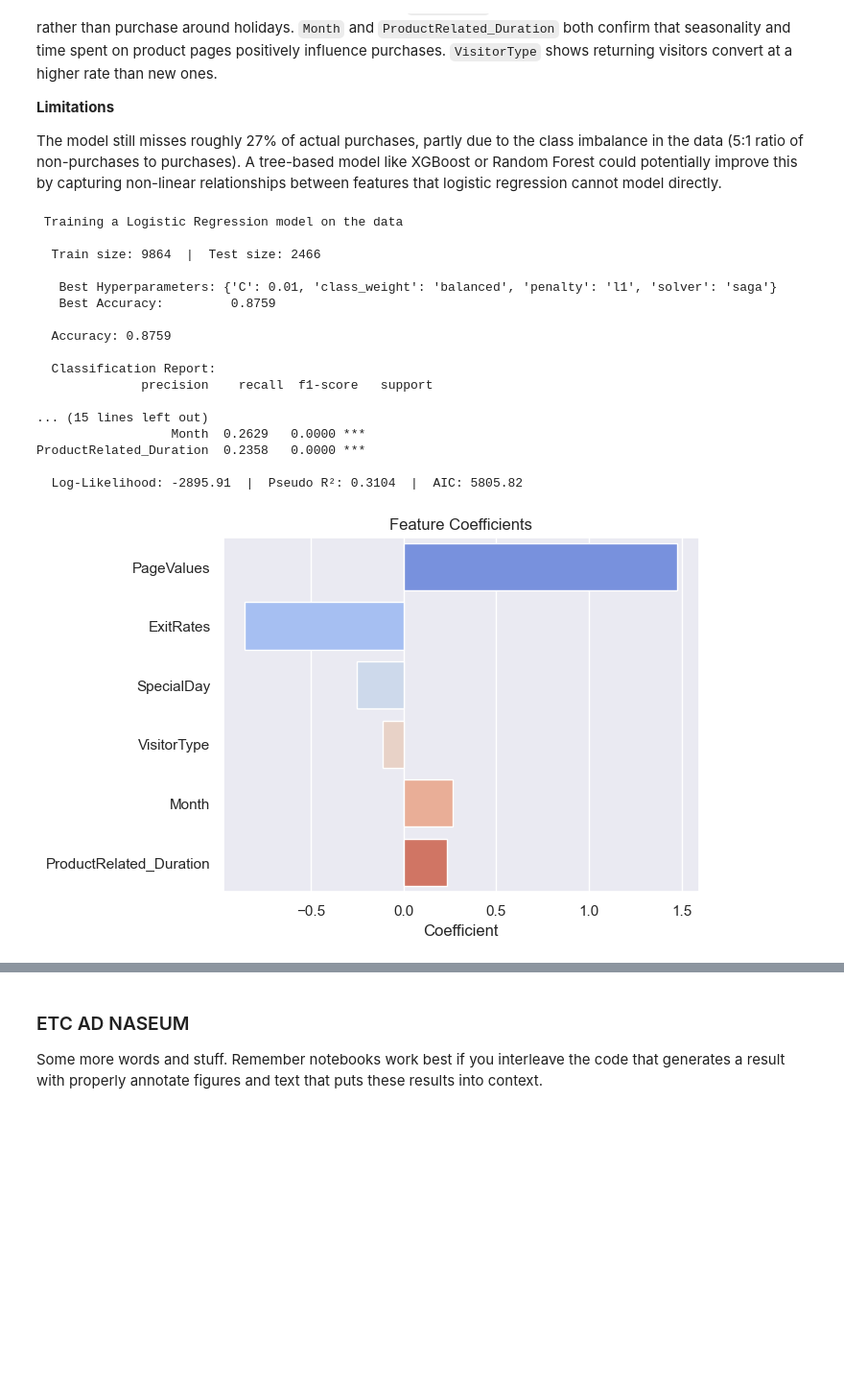
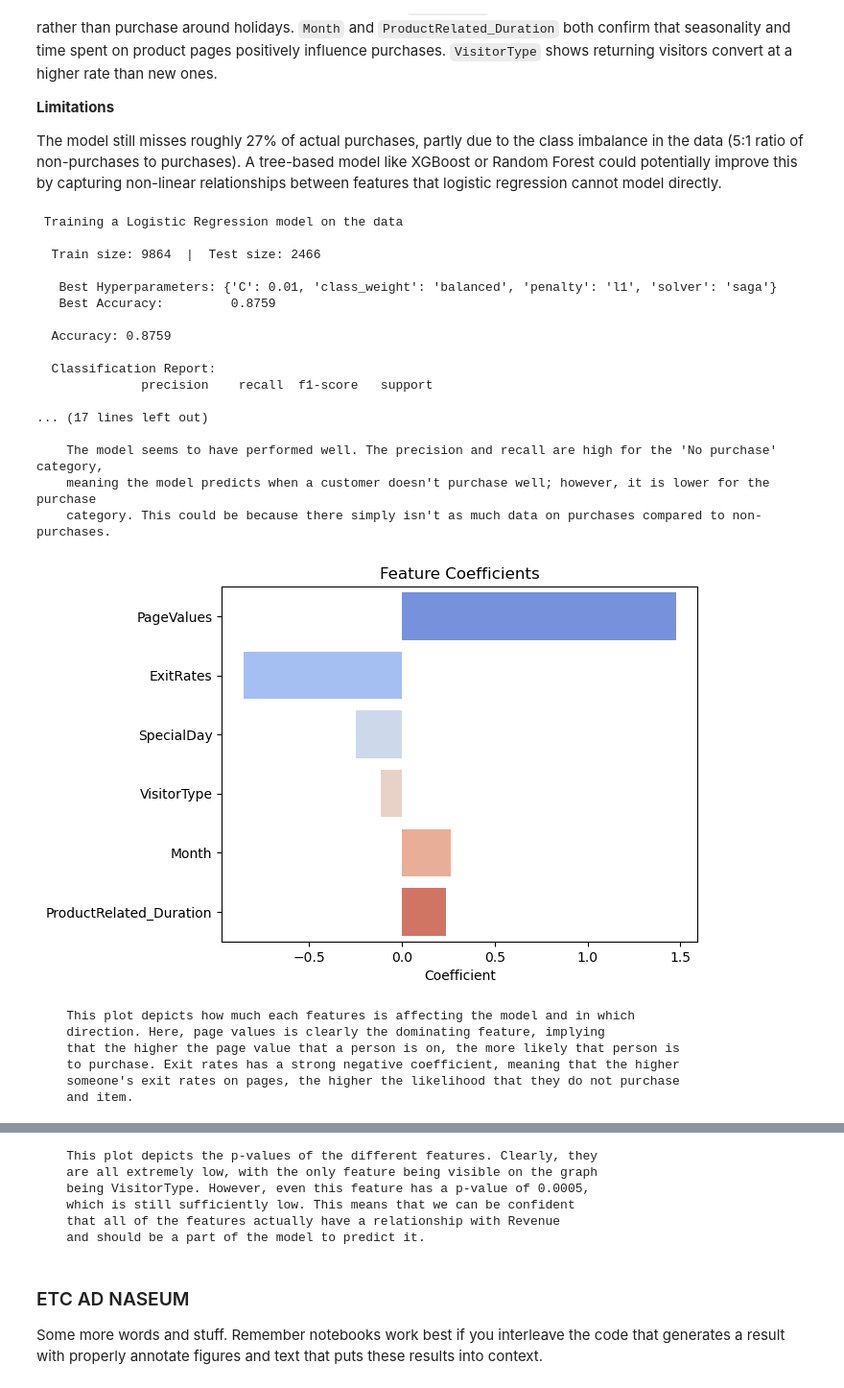
Before and after one commit to COGS108/Group120_WI26, a Jupyter notebook: 03-FinalProject.ipynb, the cells around one changed output, grey strips where cells are left out. Shown at 96% size. Drawn from its saved outputs; the diff is of its cells as text; code cells hidden in the pictures; blank space fills up the shorter version.

Commit message:
Adding description to model

```diff
--- a/03-FinalProject.ipynb
+++ b/03-FinalProject.ipynb
@@ -233,10 +233,6 @@ def fit_and_evaluate(X_train, X_test, y_train, y_test, best_params):
     })
     print("\n  statsmodels Coefficients:")
     print(coef_df.to_string(index=False))
-    print(
-        f"\n  Log-Likelihood: {sm_model.llf:.2f}  |  "
-        f"Pseudo R²: {sm_model.prsquared:.4f}  |  AIC: {sm_model.aic:.2f}"
-    )
 
     return pipe, sm_model, coef_df
 
@@ -250,12 +246,31 @@ def plot_results(coef_df):
     plt.ylabel('')
     plt.show()
 
+    print("""
+    This plot depicts how much each features is affecting the model and in which
+    direction. Here, page values is clearly the dominating feature, implying
+    that the higher the page value that a person is on, the more likely that person is
+    to purchase. Exit rates has a strong negative coefficient, meaning that the higher
+    someone's exit rates on pages, the higher the likelihood that they do not purchase
+    and item.
+    """
+         )
+
     sns.barplot(data=plot_df, x='p-value', y='Feature', palette='Blues_r')
     plt.title('Feature p-values')
     plt.xlabel('p-value')
     plt.ylabel('')
     plt.legend()
     plt.show()
+    print("""
+    This plot depicts the p-values of the different features. Clearly, they
+    are all extremely low, with the only feature being visible on the graph
+    being VisitorType. However, even this feature has a p-value of 0.0005,
+    which is still sufficiently low. This means that we can be confident
+    that all of the features actually have a relationship with Revenue
+    and should be a part of the model to predict it.
+    """
+         )
 
 #Runs the code.
 def main(filepath: str):
@@ -265,35 +280,48 @@ def main(filepath: str):
     X = df[FEATURES]
     y = df[TARGET]
 
     X_train, X_test, y_train, y_test = train_test_split(
         X, y, test_size=0.2, random_state=42
     )
     print(f"\n  Train size: {len(X_train)}  |  Test size: {len(X_test)}")
 
     best_params              = run_gridsearch(X_train, y_train, X_test, y_test)
     pipe, sm_model, coef_df  = fit_and_evaluate(X_train, X_test, y_train, y_test, best_params)
 
+    print("""
+    The model seems to have performed well. The precision and recall are high for the 'No purchase' category,
+    meaning the model predicts when a customer doesn't purchase well; however, it is lower for the purchase
+    category. This could be because there simply isn't as much data on purchases compared to non-purchases.
+    """
+         )
+
     plot_results(coef_df)
 
 if __name__ == '__main__':
     DATA_PATH = 'data/02-processed/online_shoppers_intention_cleaned.csv'
     main(DATA_PATH)
 # %% [output]
  Training a Logistic Regression model on the data
 
   Train size: 9864  |  Test size: 2466
 
    Best Hyperparameters: {'C': 0.01, 'class_weight': 'balanced', 'penalty': 'l1', 'solver': 'saga'}
    Best Accuracy:         0.8759
 
   Accuracy: 0.8759
 
   Classification Report:
               precision    recall  f1-score   support
 
-... (15 lines left out)
-                  Month  0.2629   0.0000 ***
-ProductRelated_Duration  0.2358   0.0000 ***
+... (17 lines left out)
 
-  Log-Likelihood: -2895.91  |  Pseudo R²: 0.3104  |  AIC: 5805.82
+    The model seems to have performed well. The precision and recall are high for the 'No purchase' category,
+    meaning the model predicts when a customer doesn't purchase well; however, it is lower for the purchase
+    category. This could be because there simply isn't as much data on purchases compared to non-purchases.
-[figure, old version]
+[figure, new version]
+    This plot depicts how much each features is affecting the model and in which
+    direction. Here, page values is clearly the dominating feature, implying
+    that the higher the page value that a person is on, the more likely that person is
+    to purchase. Exit rates has a strong negative coefficient, meaning that the higher
+    someone's exit rates on pages, the higher the likelihood that they do not purchase
+    and item.
@@ -301,3 +329,9 @@ ProductRelated_Duration  0.2358   0.0000 ***
+    This plot depicts the p-values of the different features. Clearly, they
+    are all extremely low, with the only feature being visible on the graph
+    being VisitorType. However, even this feature has a p-value of 0.0005,
+    which is still sufficiently low. This means that we can be confident
+    that all of the features actually have a relationship with Revenue
+    and should be a part of the model to predict it.
 # %% [markdown]
 ### ETC AD NASEUM
 
```
Also changed, not shown: parts of 1 cell of this notebook.
